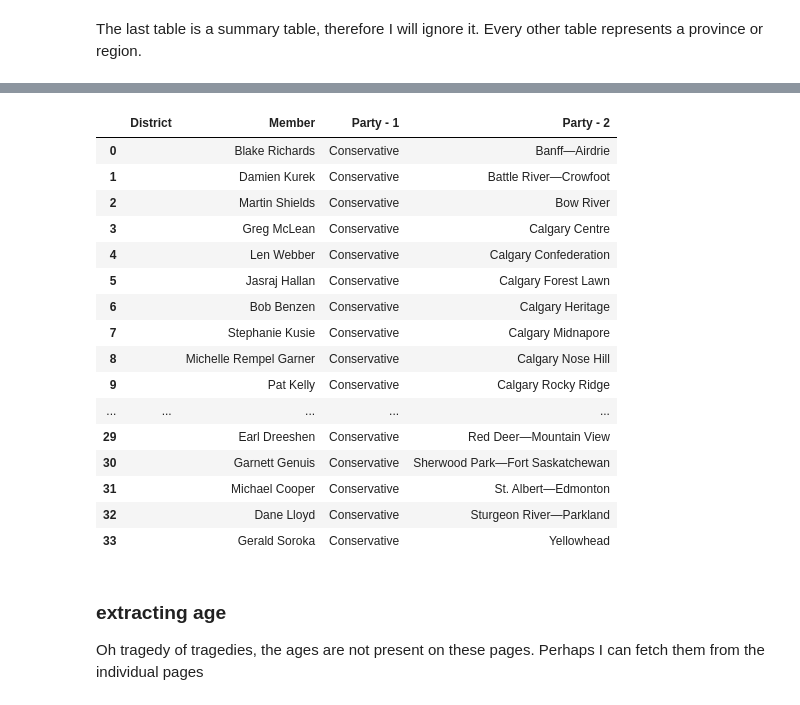
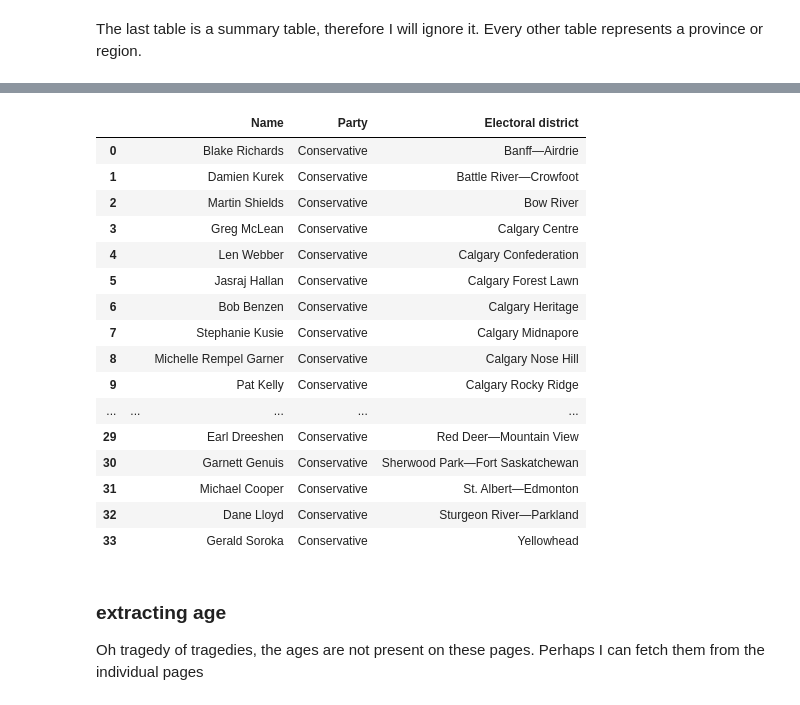
Before and after one commit to boompig/senator-ages, a Jupyter notebook: extract senator age.ipynb, the cells around one changed output, grey strips where cells are left out. Cells and saved outputs as stored; diff of their text form; code cells hidden in the pictures.

```diff
--- a/extract senator age.ipynb
+++ b/extract senator age.ipynb
@@ -419,0 +121,5 @@ can_senators['estimated_age'] = can_senators['Mandatory retirement date'].apply(
+# %%
+url = 'https://en.wikipedia.org/wiki/List_of_current_senators_of_Canada'
+table = wiki_utils.extract_wikitable(url)
+can_senators = wiki_utils.wikitable_to_dataframe(table)
+can_senators
@@ -690,0 +304,2 @@ canadian_tables = extract_all_wikitables(url)
+# %%
+canadian_tables = wiki_utils.extract_all_wikitables(url)
@@ -713,12 +332,12 @@ canadian_tables[-2]
 # %%
 frames = []
 
 for table in canadian_tables[:-1]:
-    frames.append(wikitable_to_dataframe(table))
+    frames.append(wiki_utils.wikitable_to_dataframe(table))
 
 frames[0]
 # %% [output]
-|  | District | Member | Party - 1 | Party - 2 |
+|  |  | Name | Party | Electoral district |
 | 0 |  | Blake Richards | Conservative | Banff—Airdrie |
 | 1 |  | Damien Kurek | Conservative | Battle River—Crowfoot |
 | 2 |  | Martin Shields | Conservative | Bow River |
```
Also changed, not shown: parts of 151 cells of this notebook, 5 other files.
